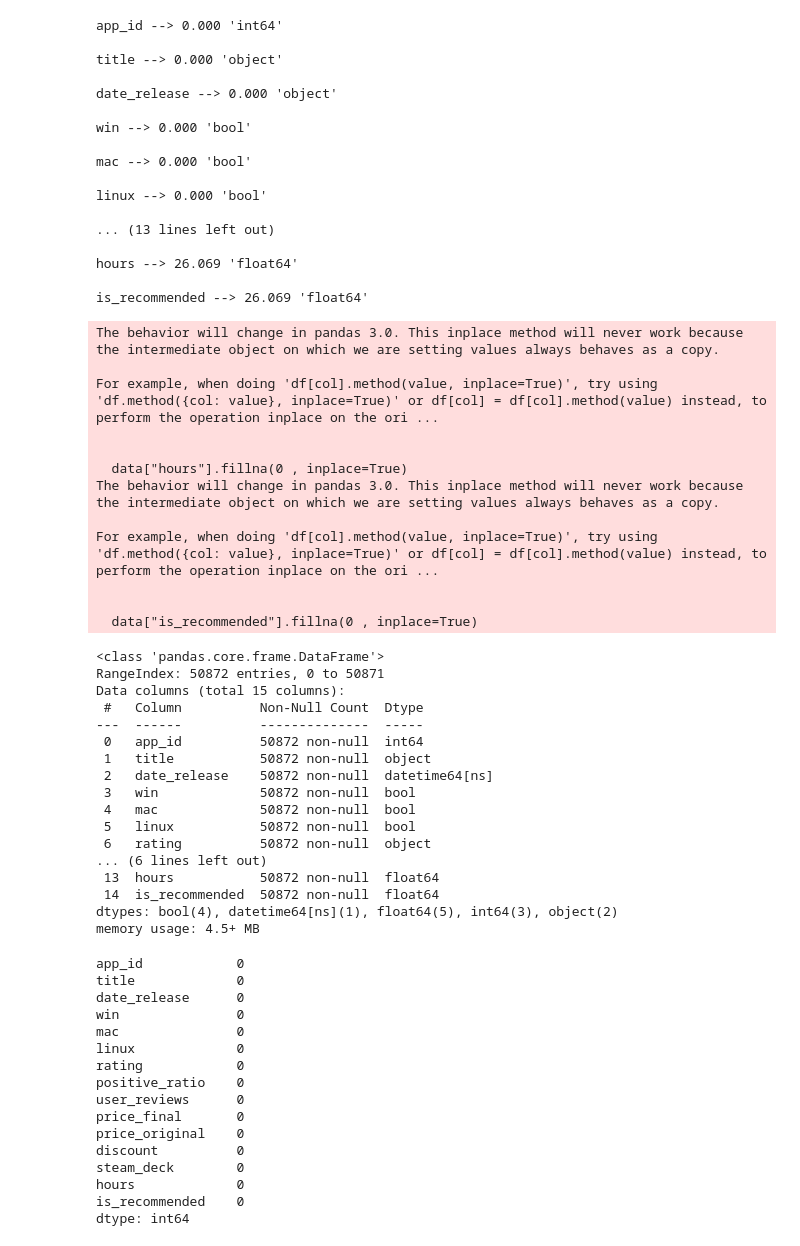
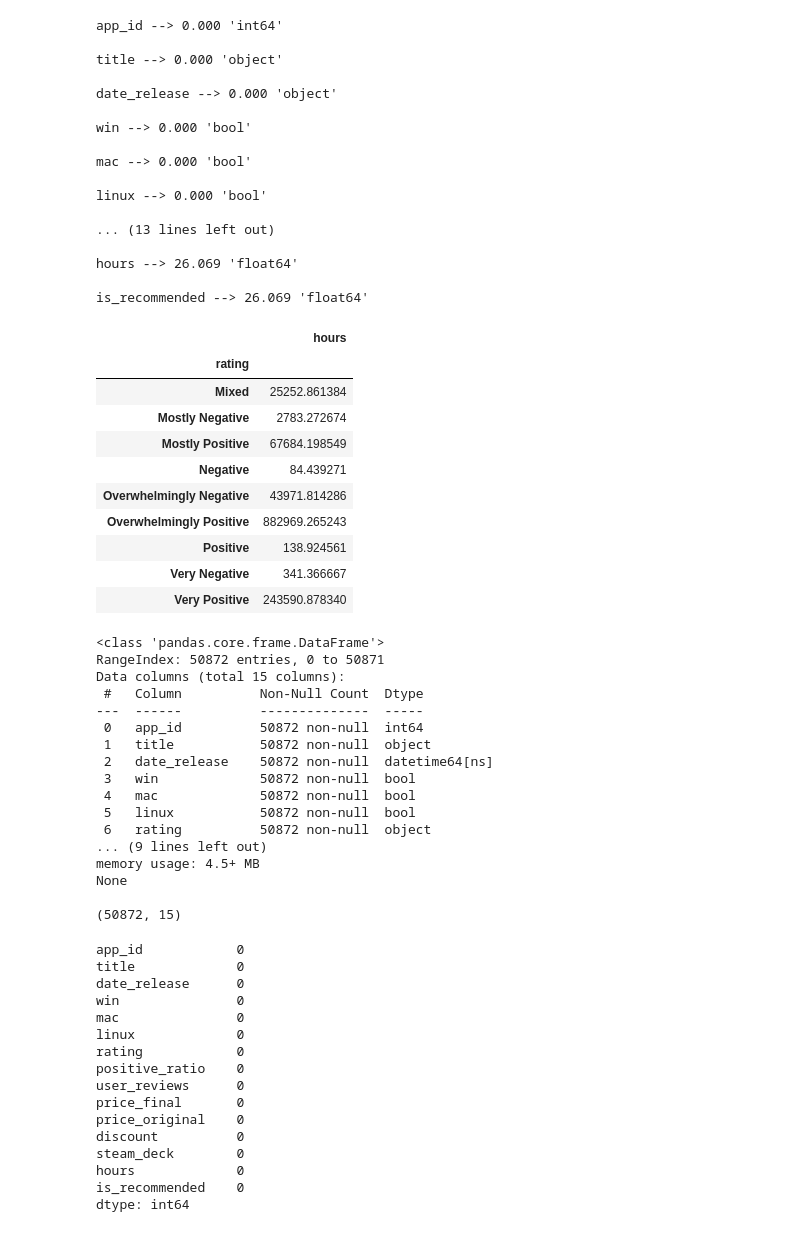
Before and after one commit to AmmarElsufi/Steam_Games_Classification_System, a Jupyter notebook: data_preparing/phase_1/steam_games_phase_1.ipynb, the cells around one changed output. Drawn from its saved outputs; the diff is of its cells as text; code cells hidden in the pictures.

```diff
--- a/data_preparing/phase_1/steam_games_phase_1.ipynb
+++ b/data_preparing/phase_1/steam_games_phase_1.ipynb
@@ -200,24 +200,37 @@ linux --> 0.000 'bool'
 hours --> 26.069 'float64'
 
 is_recommended --> 26.069 'float64'
+# %%
+hg
+# %% [output]
+|  | hours |
+| rating |  |
+| Mixed | 25252.861384 |
+| Mostly Negative | 2783.272674 |
+| Mostly Positive | 67684.198549 |
+| Negative | 84.439271 |
+| Overwhelmingly Negative | 43971.814286 |
+| Overwhelmingly Positive | 882969.265243 |
+| Positive | 138.924561 |
+| Very Negative | 341.366667 |
+| Very Positive | 243590.878340 |
 # %%
 ## handling nans
 
-data["hours"].fillna(0 , inplace=True)
-data["is_recommended"].fillna(0 , inplace=True)
+hg = data.loc[:: , ["hours" ,"rating"]].groupby("rating").mean()
+
+
+for r in hg.index :
+    filling_value = int(hg[hg.index == r]["hours"][0])
+    data.loc[data["rating"] == r  ,"hours"] = data.loc[data["rating"] == r  ,"hours"].fillna(filling_value)
+
+#######################
+
+irg = data.loc[:: , ["is_recommended" ,"rating"]].groupby("rating").mean()
+
+for r in irg.index :
+    filling_value = int(irg[hg.index == r]["is_recommended"][0])
+    data.loc[data["rating"] == r  ,"is_recommended"] = data.loc[data["rating"] == r  ,"is_recommended"].fillna(filling_value)
-# %% [output]
-The behavior will change in pandas 3.0. This inplace method will never work because the intermediate object on which we are setting values always behaves as a copy.
-
-For example, when doing 'df[col].method(value, inplace=True)', try using 'df.method({col: value}, inplace=True)' or df[col] = df[col].method(value) instead, to perform the operation inplace on the ori ...
-
-
-  data["hours"].fillna(0 , inplace=True)
-The behavior will change in pandas 3.0. This inplace method will never work because the intermediate object on which we are setting values always behaves as a copy.
-
-For example, when doing 'df[col].method(value, inplace=True)', try using 'df.method({col: value}, inplace=True)' or df[col] = df[col].method(value) instead, to perform the operation inplace on the ori ...
-
-
-  data["is_recommended"].fillna(0 , inplace=True)
 # %%
 ## Converting the data column ontp date formate
 
@@ -225,7 +238,7 @@ data['date_release'] = pd.to_datetime(data['date_release'])
 # %%
 # Rechecking
 
-data.info()
+print(data.info() , data.shape , sep="\n\n")
 # %% [output]
 <class 'pandas.core.frame.DataFrame'>
 RangeIndex: 50872 entries, 0 to 50871
@@ -239,11 +252,11 @@ Data columns (total 15 columns):
  4   mac             50872 non-null  bool
  5   linux           50872 non-null  bool
  6   rating          50872 non-null  object
-... (6 lines left out)
- 13  hours           50872 non-null  float64
- 14  is_recommended  50872 non-null  float64
-dtypes: bool(4), datetime64[ns](1), float64(5), int64(3), object(2)
+... (9 lines left out)
 memory usage: 4.5+ MB
+None
+
+(50872, 15)
 # %%
 # Rechecking
 
```
Also changed, not shown: parts of 11 cells of this notebook, 3 other files.
